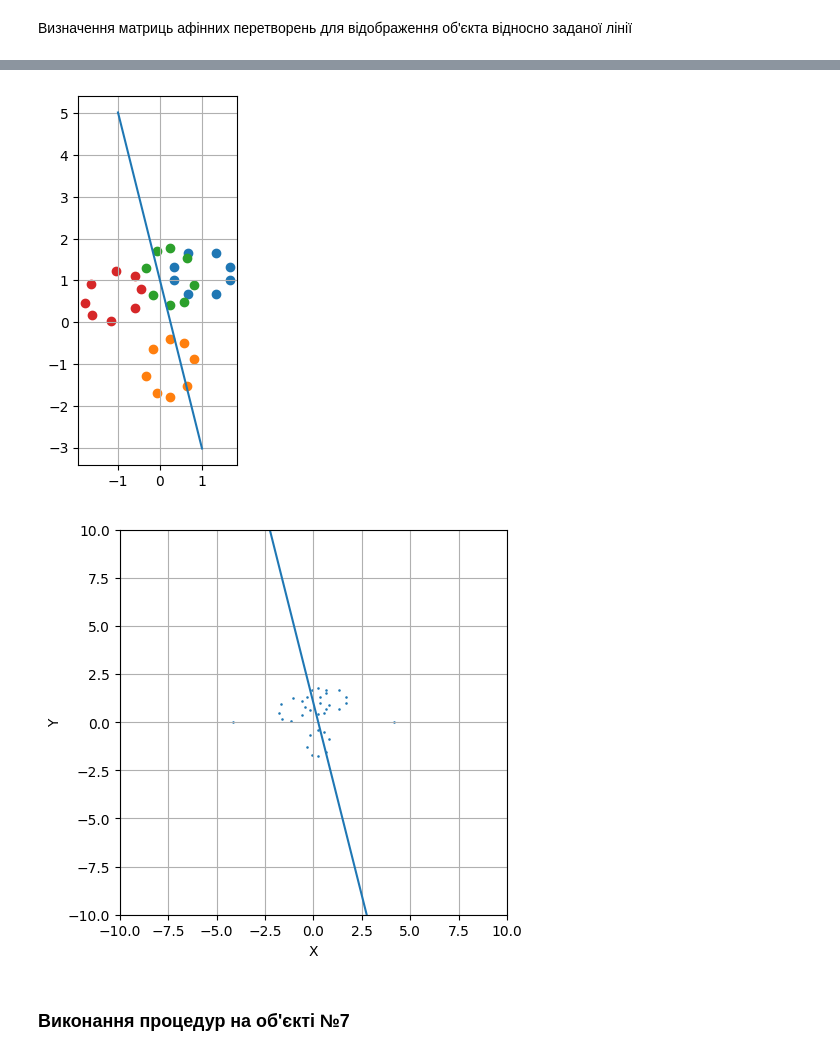
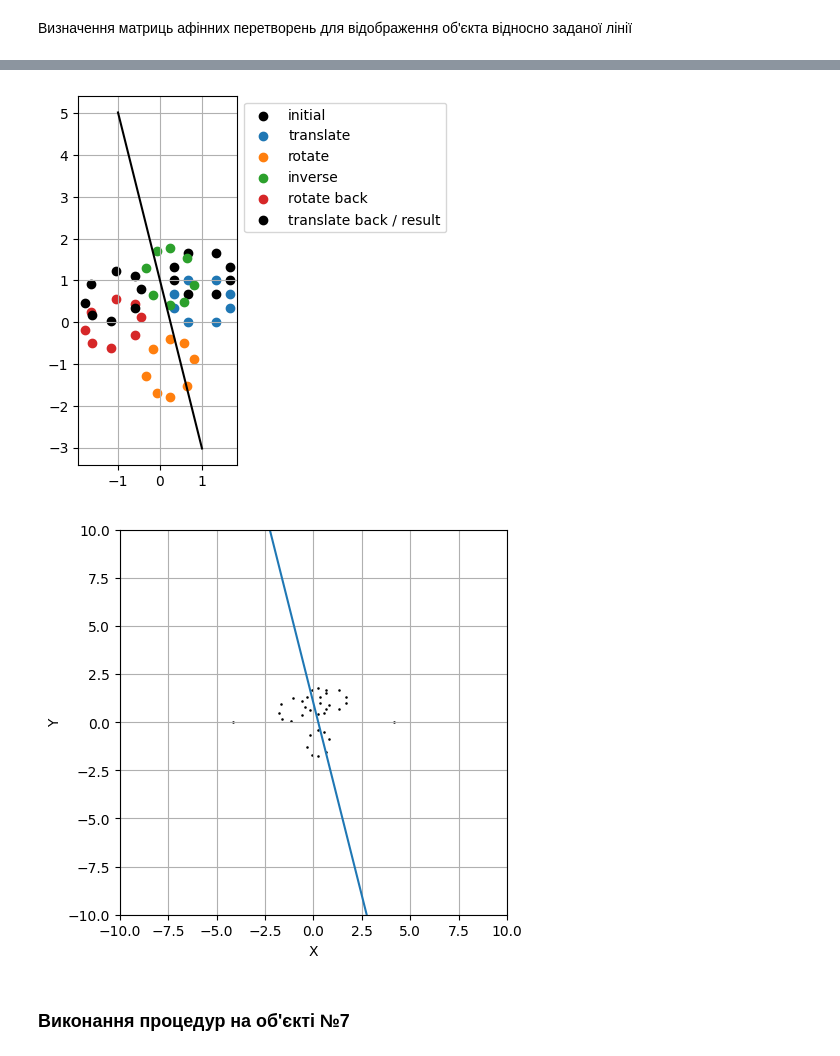
Before and after one commit to JavaConterry/Computer-Graphics, a Jupyter notebook: Lab1/Worksheet.ipynb, the cells around one changed output, grey strips where cells are left out. Saved outputs shown, nothing was run; the diff lists cells and outputs as text; code cells hidden in the pictures.

Commit message:
visual

```diff
--- a/Lab1/Worksheet.ipynb
+++ b/Lab1/Worksheet.ipynb
@@ -107,7 +107,7 @@ def plot_object_with_line(vertices, line, size=(200, 200)):
     plt.ylabel('Y')
     # tree = np.vstack((init_vertices, vertices))
     # plt.scatter(tree[:, 0], tree[:, 1], s=0.8)
-    plt.scatter(vertices[:, 0], vertices[:, 1], s=0.7)
+    plt.scatter(vertices[:, 0], vertices[:, 1], s=0.7, c='black')
 
     plt.plot(line[:, 0], line[:, 1])
 
@@ -171,31 +171,32 @@ plot_object_with_line(tree, line, (10, 10))
 # %%
 ### one by one
 # M_reflex_by_line = M_translate.dot(M_rotate_by_angle).dot(M_reflect_y).dot(M_rotate_back_by_angle).dot(M_translate_back)
 res1 = vertices.dot(M_translate.T)
 line1 = line.dot(M_translate.T)
 res2 = res1.dot(M_rotate_by_angle)
 line2 = line1.dot(M_rotate_by_angle)
 res3 = res2.dot(M_reflect_y)
 res4 = res3.dot(M_rotate_back_by_angle)
 res5 = res4.dot(M_translate_back.T)
 
 
-plt.scatter(vertices[:, 0], vertices[:, 1], label='initial')
-# plt.scatter(res1[:, 0], res1[:, 1], label='translate')
+plt.scatter(vertices[:, 0], vertices[:, 1], label='initial', c='black')
+plt.scatter(res1[:, 0], res1[:, 1], label='translate')
 plt.scatter(res2[:, 0], res2[:, 1], label='rotate')
 plt.scatter(res3[:, 0], res3[:, 1], label='inverse')
-# plt.scatter(res4[:, 0], res4[:, 1], label='rotate back')
-plt.scatter(res5[:, 0], res5[:, 1], label='translate back')
+plt.scatter(res4[:, 0], res4[:, 1], label='rotate back')
+plt.scatter(res5[:, 0], res5[:, 1], label='translate back / result', c='black')
 
-plt.plot(line[line.shape[0]//2-1:line.shape[0]//2+1, 0], line[line.shape[0]//2-1:line.shape[0]//2+1, 1])
+plt.plot(line[line.shape[0]//2-1:line.shape[0]//2+1, 0], line[line.shape[0]//2-1:line.shape[0]//2+1, 1], c='black')
 plt.grid(True)
 plt.gca().set_aspect('equal', adjustable='box')
+plt.legend(loc='upper left', bbox_to_anchor=(1, 1))
 
 tree = np.vstack((line2, vertices, res2, res3, res5))
 plot_object_with_line(tree, line, (10, 10))
 # %% [output]
-[figure, old version]
+[figure, new version]
-[figure, old version]
+[figure, new version]
 # %% [markdown]
 ### Виконання процедур на об'єкті №7
 # %%
```
Also changed, not shown: parts of 2 cells of this notebook.
